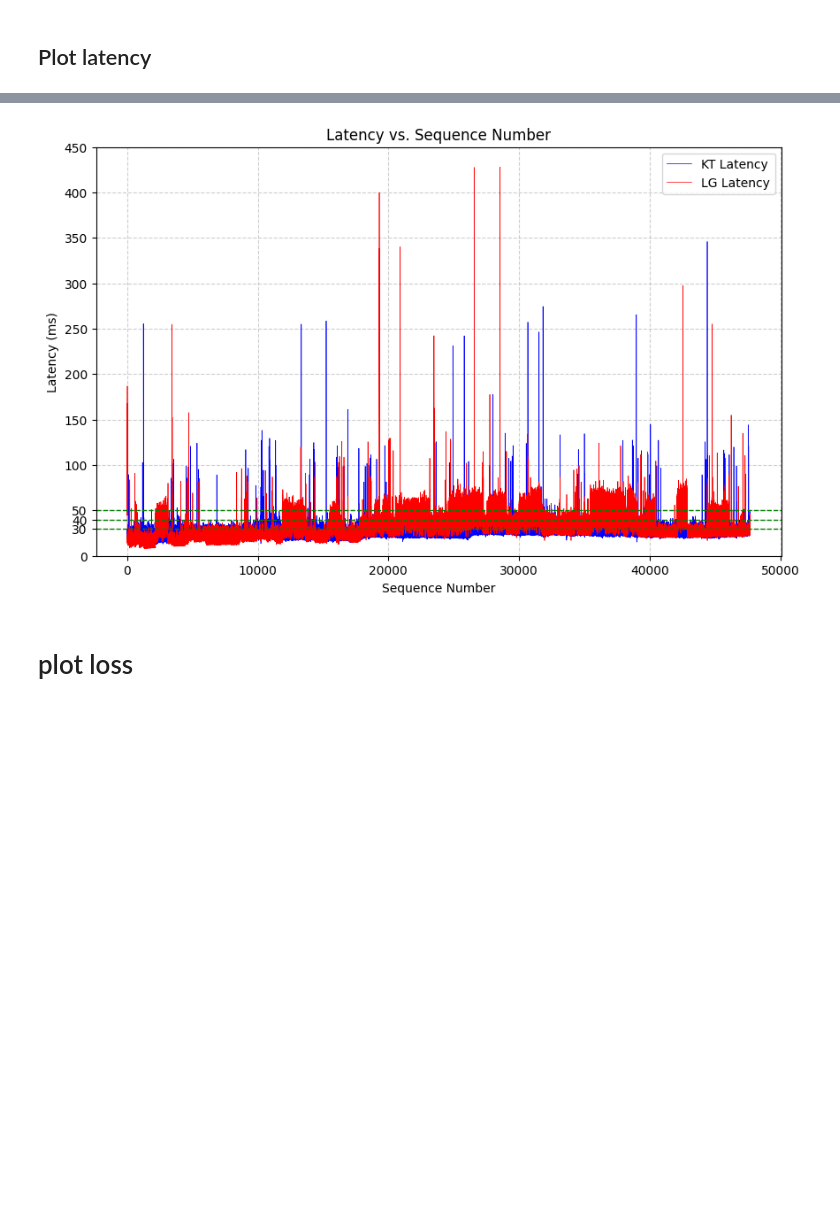
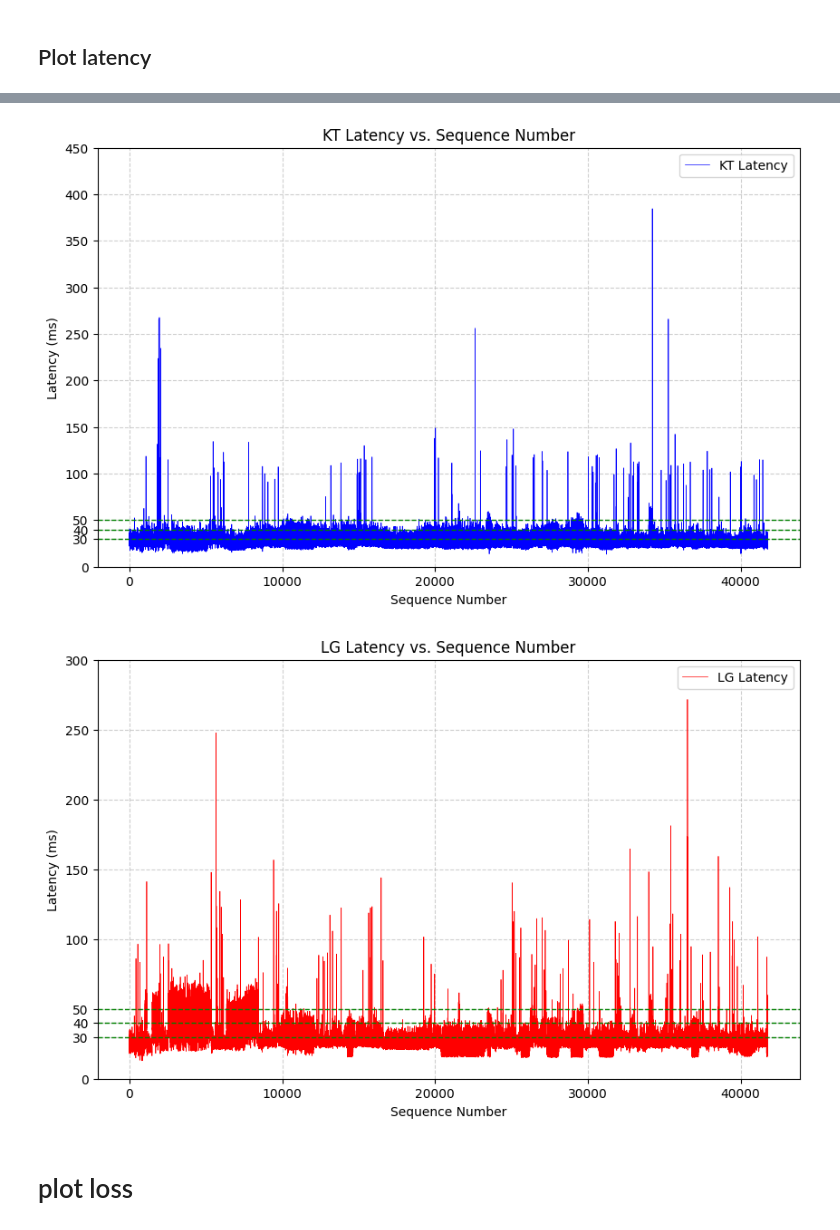
Before and after one commit to songmuheo/multipath, a Jupyter notebook: analyze_dataset.ipynb, the cells around one changed output, grey strips where cells are left out. Drawn from its saved outputs; the diff is of its cells as text; code cells hidden in the pictures; blank space fills up the shorter version.

```diff
--- a/analyze_dataset.ipynb
+++ b/analyze_dataset.ipynb
@@ -10,8 +10,8 @@ BASE_FILEPATH = "/home/songmu/"
 # BASE_FILEPATH = "/home/widen/"
 
 # 사용할 client 및 server filepath 설정(연, 월, 일, 시)
-CLIENT_FILEPATH = BASE_FILEPATH + "multipath/client/logs/2024_12_10_17_00/"
-SERVER_FILEPATH = BASE_FILEPATH + "multipath/server/logs/2024_12_10_16_45/"
+CLIENT_FILEPATH = BASE_FILEPATH + "multipath/client/logs/2025_02_17_14_14/"
+SERVER_FILEPATH = BASE_FILEPATH + "multipath/server/logs/2025_02_17_13_57/"
 
 # 패킷 수신시 패킷 정보 logging 해둔 filepath
 KT_LOG_FILEPATH = SERVER_FILEPATH + "kt_log.csv"
@@ -270,58 +344,80 @@ process_and_plot(last_20k_df, 'Last_20000')
 # %%
 import pandas as pd
 import matplotlib.pyplot as plt
+import os
 
 # CSV 파일 읽기
 kt_log_df = pd.read_csv(KT_LOG_FILEPATH, index_col=None)
 lg_log_df = pd.read_csv(LG_LOG_FILEPATH, index_col=None)
-
-# 만약 20000부터 측정하고 싶다면 ?
-# kt_log_df = kt_log_df[kt_log_df['sequence_number'] <= 20000]
-# lg_log_df = lg_log_df[lg_log_df['sequence_number'] <= 20000]
-
 
 # 'sequence_number'와 'network_latency_ms' 데이터를 추출
 kt_sequence_numbers = kt_log_df['sequence_number']
 kt_latencies = kt_log_df['network_latency_ms']
 
 lg_sequence_numbers = lg_log_df['sequence_number']
 lg_latencies = lg_log_df['network_latency_ms']
 
-# 그래프 생성
+# KT 그래프 생성
 plt.figure(figsize=(10, 6))  # 그래프 크기 설정
-
-# 라인 두께 조절 (linewidth=0.5)
 plt.plot(kt_sequence_numbers, kt_latencies, label='KT Latency', color='blue', linestyle='-', linewidth=0.5)
-plt.plot(lg_sequence_numbers, lg_latencies, label='LG Latency', color='red', linestyle='-', linewidth=0.5)
-
-# y축을 0부터 시작하도록 설정
 plt.ylim(bottom=0)  # y축의 최소값을 0으로 설정
 
-# y축에 30, 40, 50 추가 (기존의 yticks에 새 값을 추가)
+# y축에 30, 40, 50 추가
 current_yticks = plt.yticks()[0]  # 현재 y축의 위치 가져오기
 new_yticks = list(current_yticks) + [30, 40, 50]  # 30, 40, 50 추가
 new_yticks = sorted(set(new_yticks))  # 중복 제거 후 정렬
 plt.yticks(new_yticks)  # 새로운 y축 라벨로 업데이트
 
 # y축이 30, 40, 50일 때 초록색 가로선 추가
 highlight_values = [30, 40, 50]
 for val in highlight_values:
     plt.axhline(y=val, color='green', linestyle='--', linewidth=1)  # y축에 대한 가로선 추가
 
-# 그래프 레이블 추가
+# KT 그래프 레이블 추가
 plt.xlabel('Sequence Number')
 plt.ylabel('Latency (ms)')
-plt.title('Latency vs. Sequence Number')
+plt.title('KT Latency vs. Sequence Number')
 plt.legend()
 plt.grid(True, linestyle='--', alpha=0.6)
 
 # 그래프 저장
-plt.savefig(os.path.join(GRAPH_PATH, f'latency.png'), dpi=300, bbox_inches='tight')
+kt_graph_path = os.path.join(GRAPH_PATH, 'kt_latency.png')
+plt.savefig(kt_graph_path, dpi=300, bbox_inches='tight')
 
 # 그래프 출력
 plt.show()
+
+# LG 그래프 생성
+plt.figure(figsize=(10, 6))  # 그래프 크기 설정
+plt.plot(lg_sequence_numbers, lg_latencies, label='LG Latency', color='red', linestyle='-', linewidth=0.5)
+plt.ylim(bottom=0)  # y축의 최소값을 0으로 설정
+
+# y축에 30, 40, 50 추가
+current_yticks = plt.yticks()[0]  # 현재 y축의 위치 가져오기
+new_yticks = list(current_yticks) + [30, 40, 50]  # 30, 40, 50 추가
+new_yticks = sorted(set(new_yticks))  # 중복 제거 후 정렬
+plt.yticks(new_yticks)  # 새로운 y축 라벨로 업데이트
+
+# y축이 30, 40, 50일 때 초록색 가로선 추가
+for val in highlight_values:
+    plt.axhline(y=val, color='green', linestyle='--', linewidth=1)  # y축에 대한 가로선 추가
+
+# LG 그래프 레이블 추가
+plt.xlabel('Sequence Number')
+plt.ylabel('Latency (ms)')
+plt.title('LG Latency vs. Sequence Number')
+plt.legend()
+plt.grid(True, linestyle='--', alpha=0.6)
+
+# 그래프 저장
+lg_graph_path = os.path.join(GRAPH_PATH, 'lg_latency.png')
+plt.savefig(lg_graph_path, dpi=300, bbox_inches='tight')
+
+# 그래프 출력
+plt.show()
 # %% [output]
-[figure, old version]
+[figure, new version]
+[figure, added]
 # %% [markdown]
 # plot loss
 # %%
```
Also changed, not shown: parts of 3 cells of this notebook, 53 other files.
